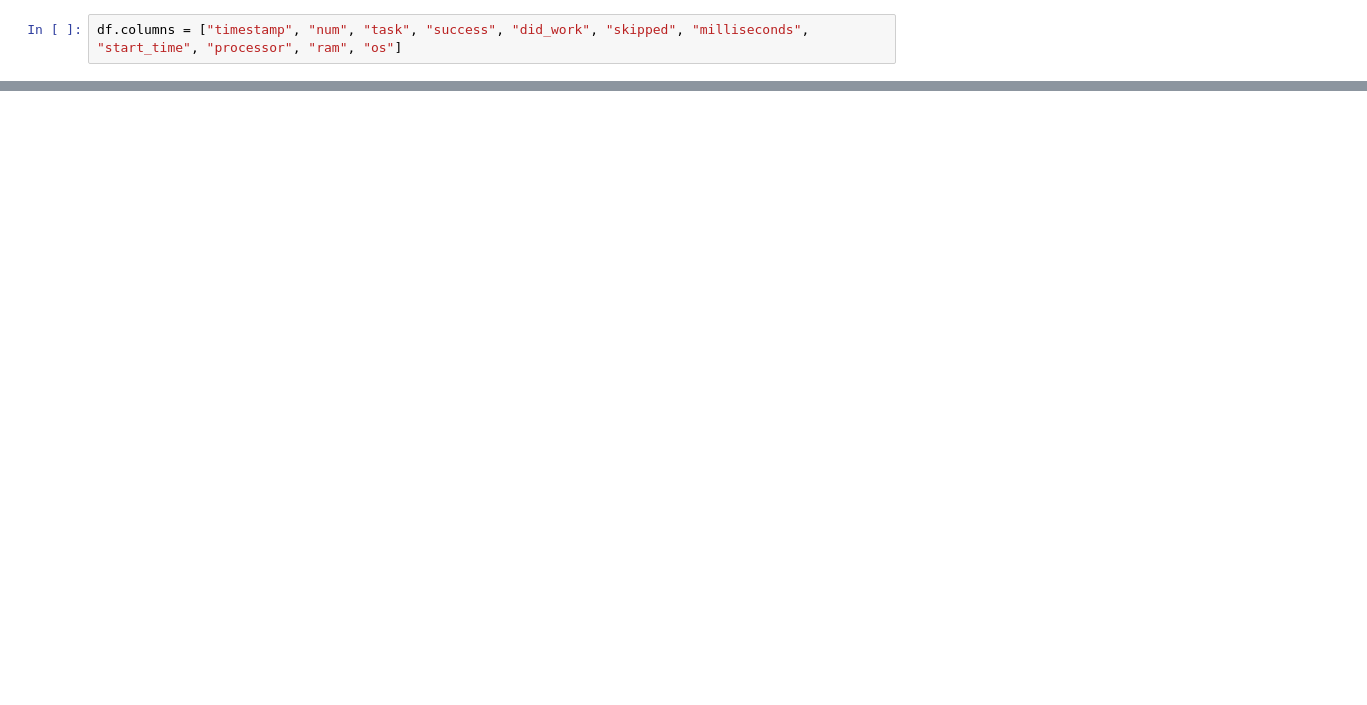
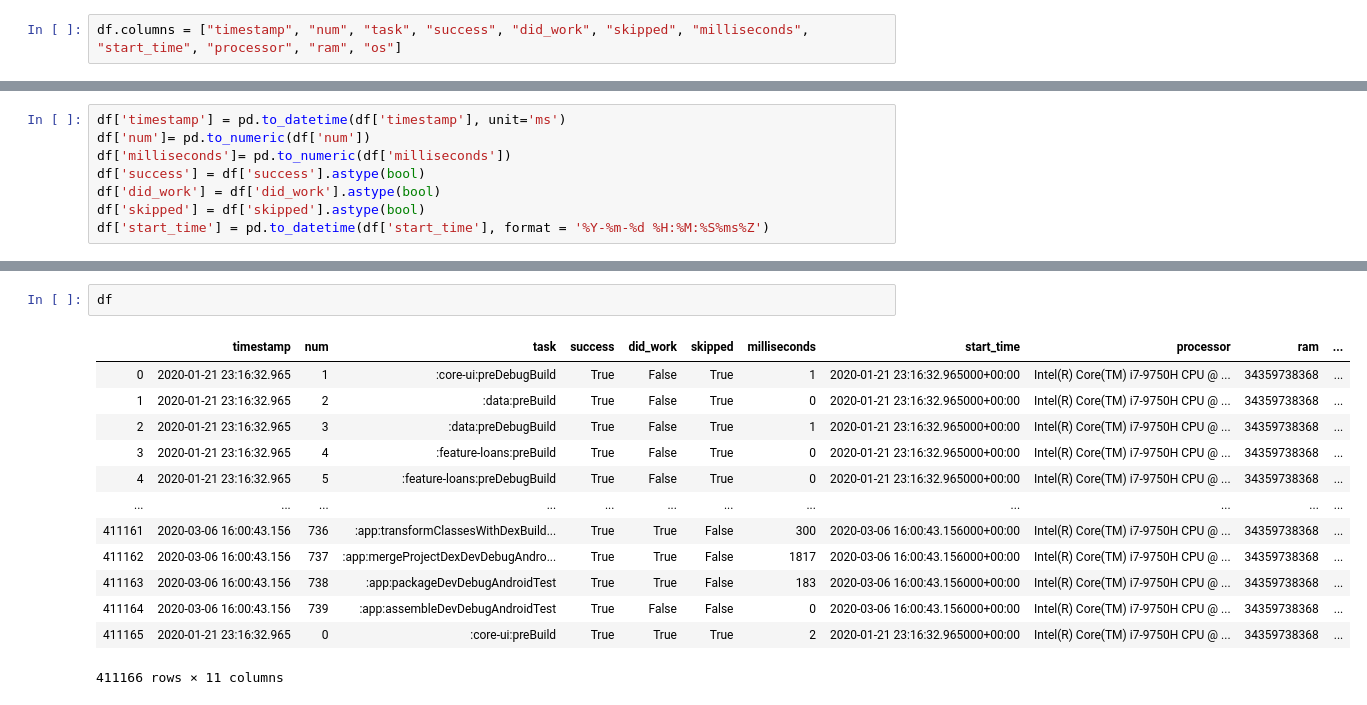
Before and after one commit to ViacheslavPogorelyy/projects_for_autoru, a Jupyter notebook: times.ipynb, the cells around one changed output, grey strips where cells are left out. Cells and saved outputs as stored; diff of their text form; blank space fills up the shorter version.

```diff
--- a/times.ipynb
+++ b/times.ipynb
@@ -136,0 +104,8 @@ df
+# %%
+df['timestamp'] = pd.to_datetime(df['timestamp'], unit='ms')
+df['num']= pd.to_numeric(df['num'])
+df['milliseconds']= pd.to_numeric(df['milliseconds'])
+df['success'] = df['success'].astype(bool)
+df['did_work'] = df['did_work'].astype(bool)
+df['skipped'] = df['skipped'].astype(bool)
+df['start_time'] = pd.to_datetime(df['start_time'], format = '%Y-%m-%d %H:%M:%S%ms%Z')
@@ -136,0 +131,16 @@ df
+# %%
+df
+# %% [output]
+|  | timestamp | num | task | success | did_work | skipped | milliseconds | start_time | processor | ram | ... |
+| 0 | 2020-01-21 23:16:32.965 | 1 | :core-ui:preDebugBuild | True | False | True | 1 | 2020-01-21 23:16:32.965000+00:00 | Intel(R) Core(TM) i7-9750H CPU @ ... | 34359738368 | ... |
+| 1 | 2020-01-21 23:16:32.965 | 2 | :data:preBuild | True | False | True | 0 | 2020-01-21 23:16:32.965000+00:00 | Intel(R) Core(TM) i7-9750H CPU @ ... | 34359738368 | ... |
+| 2 | 2020-01-21 23:16:32.965 | 3 | :data:preDebugBuild | True | False | True | 1 | 2020-01-21 23:16:32.965000+00:00 | Intel(R) Core(TM) i7-9750H CPU @ ... | 34359738368 | ... |
+| 3 | 2020-01-21 23:16:32.965 | 4 | :feature-loans:preBuild | True | False | True | 0 | 2020-01-21 23:16:32.965000+00:00 | Intel(R) Core(TM) i7-9750H CPU @ ... | 34359738368 | ... |
+| 4 | 2020-01-21 23:16:32.965 | 5 | :feature-loans:preDebugBuild | True | False | True | 0 | 2020-01-21 23:16:32.965000+00:00 | Intel(R) Core(TM) i7-9750H CPU @ ... | 34359738368 | ... |
+| ... | ... | ... | ... | ... | ... | ... | ... | ... | ... | ... | ... |
+| 411161 | 2020-03-06 16:00:43.156 | 736 | :app:transformClassesWithDexBuild... | True | True | False | 300 | 2020-03-06 16:00:43.156000+00:00 | Intel(R) Core(TM) i7-9750H CPU @ ... | 34359738368 | ... |
+| 411162 | 2020-03-06 16:00:43.156 | 737 | :app:mergeProjectDexDevDebugAndro... | True | True | False | 1817 | 2020-03-06 16:00:43.156000+00:00 | Intel(R) Core(TM) i7-9750H CPU @ ... | 34359738368 | ... |
+| 411163 | 2020-03-06 16:00:43.156 | 738 | :app:packageDevDebugAndroidTest | True | True | False | 183 | 2020-03-06 16:00:43.156000+00:00 | Intel(R) Core(TM) i7-9750H CPU @ ... | 34359738368 | ... |
+| 411164 | 2020-03-06 16:00:43.156 | 739 | :app:assembleDevDebugAndroidTest | True | False | False | 0 | 2020-03-06 16:00:43.156000+00:00 | Intel(R) Core(TM) i7-9750H CPU @ ... | 34359738368 | ... |
+| 411165 | 2020-01-21 23:16:32.965 | 0 | :core-ui:preBuild | True | True | True | 2 | 2020-01-21 23:16:32.965000+00:00 | Intel(R) Core(TM) i7-9750H CPU @ ... | 34359738368 | ... |
+411166 rows × 11 columns
```
Also changed, not shown: parts of 17 cells of this notebook.
